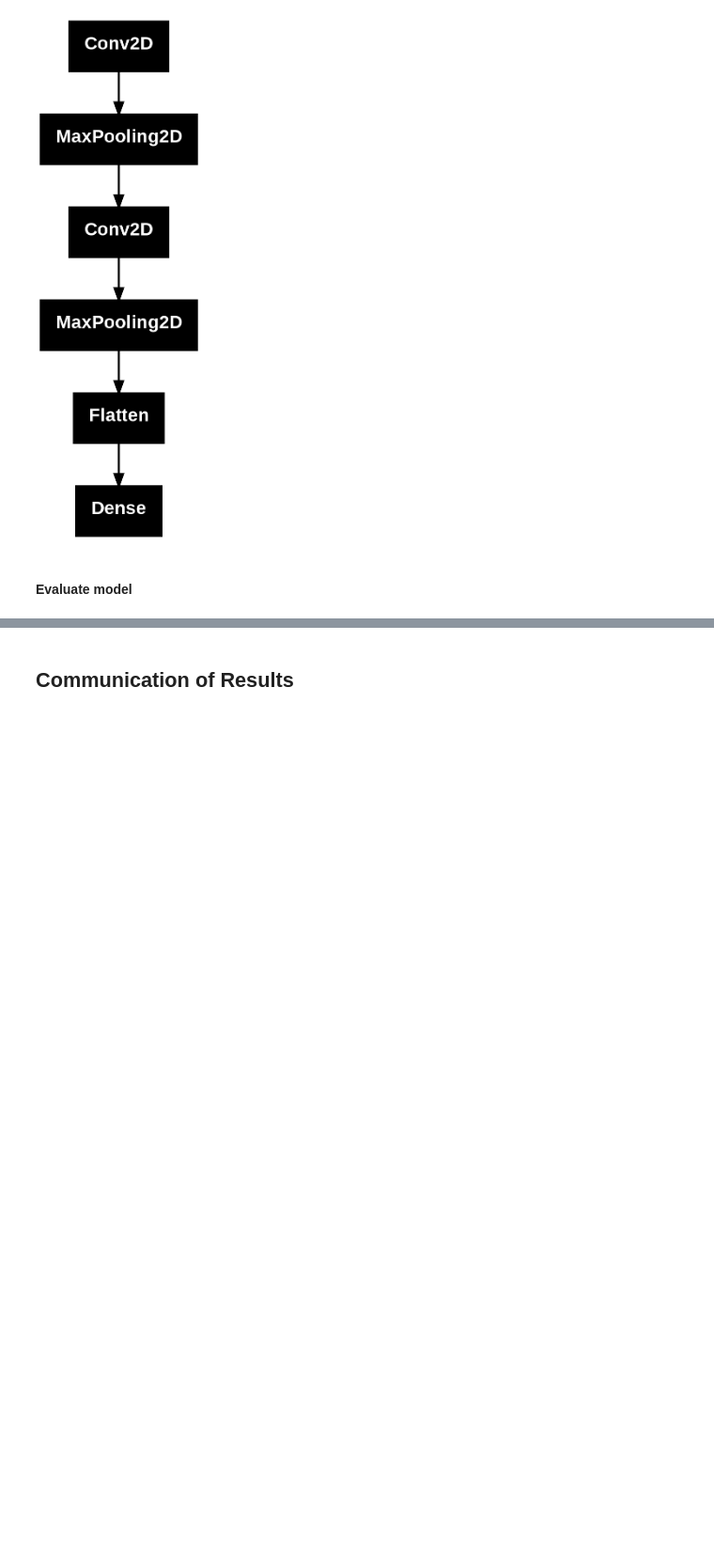
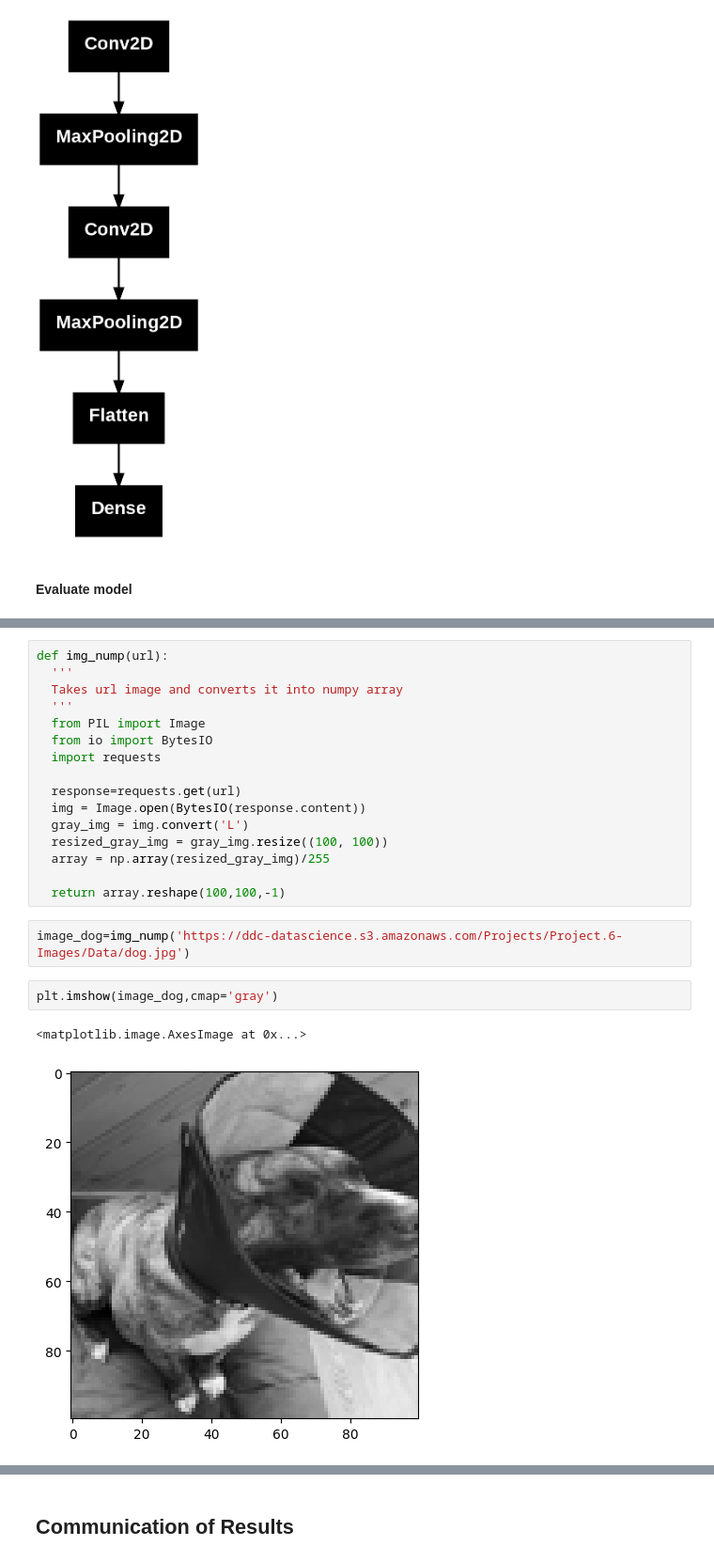
Before and after one commit to amscally-dsci/Data-Science-Cohort-20, a Jupyter notebook: Project-6/Project_6_Images_To_Do_List.ipynb, the cells around one changed output, grey strips where cells are left out. Shown at 94% size. Saved outputs shown, nothing was run; the diff lists cells and outputs as text; blank space fills up the shorter version.

```diff
--- a/Project-6/Project_6_Images_To_Do_List.ipynb
+++ b/Project-6/Project_6_Images_To_Do_List.ipynb
@@ -366,0 +400,23 @@ X_test2.shape
+# %%
+def img_nump(url):
+  '''
+  Takes url image and converts it into numpy array
+  '''
+  from PIL import Image
+  from io import BytesIO
+  import requests
+
+  response=requests.get(url)
+  img = Image.open(BytesIO(response.content))
+  gray_img = img.convert('L')
+  resized_gray_img = gray_img.resize((100, 100))
+  array = np.array(resized_gray_img)/255
+
+  return array.reshape(100,100,-1)
+# %%
+image_dog=img_nump('https://ddc-datascience.s3.amazonaws.com/Projects/Project.6-Images/Data/dog.jpg')
+# %%
+plt.imshow(image_dog,cmap='gray')
+# %% [output]
+<matplotlib.image.AxesImage at 0x...>
+[figure, added]
```
Also changed, not shown: parts of 25 cells of this notebook.
